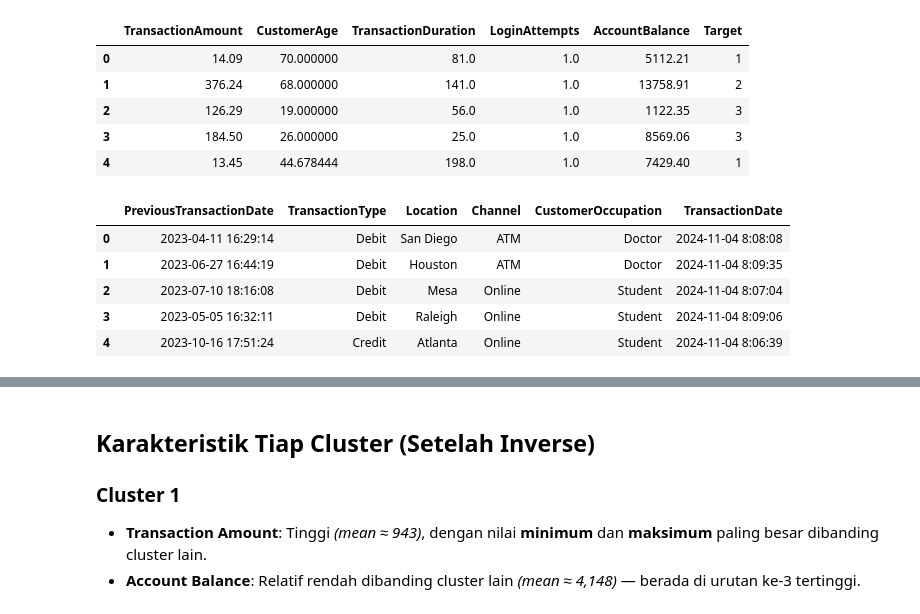
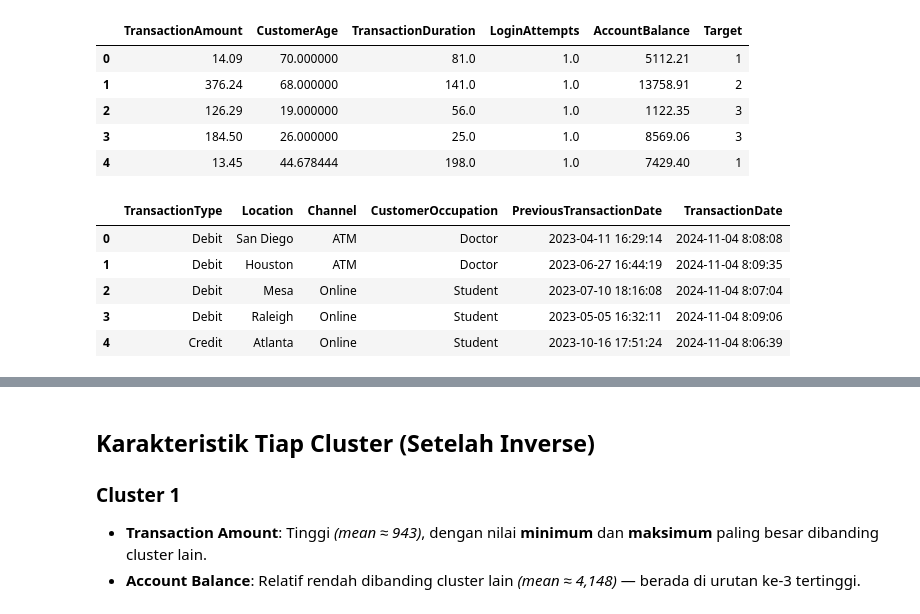
Before and after one commit to m8tyx/Proyek-ML, a Jupyter notebook: [Clustering]_Submission_Akhir_BMLP_Andrew_Octavious.ipynb, the cells around one changed output, grey strips where cells are left out. Saved outputs shown, nothing was run; the diff lists cells and outputs as text; code cells hidden in the pictures.

```diff
--- a/[Clustering]_Submission_Akhir_BMLP_Your_Name.ipynb
+++ b/[Clustering]_Submission_Akhir_BMLP_Andrew_Octavious.ipynb
@@ -375,26 +372,16 @@ df_important.columns.tolist()
 # Menangani missing values
 
 # 1. Untuk kolom numerik → isi dengan mean
-numeric_cols = df_important.select_dtypes(include='number').columns
-for col in numeric_cols:
-    df_important[col] = df_important[col].fillna(df_important[col].mean())
-
 numeric_cols = df_encoded.select_dtypes(include='number').columns
 for col in numeric_cols:
     df_encoded[col] = df_encoded[col].fillna(df_encoded[col].mean())
 
 # 2. Untuk kolom kategorikal → isi dengan modus (mode)
-categorical_cols = df_important.select_dtypes(include='object').columns
-for col in categorical_cols:
-    df_important[col] = df_important[col].fillna(df_important[col].mode()[0])
-
 categorical_cols = df_encoded.select_dtypes(include='object').columns
 for col in categorical_cols:
     df_encoded[col] = df_encoded[col].fillna(df_encoded[col].mode()[0])
 
 # 3. Cek apakah masih ada missing values
-print("Missing values in df_important:")
-print(df_important.isnull().sum()[lambda x: x > 0])
 print("\nMissing values in df_encoded:")
 print(df_encoded.isnull().sum()[lambda x: x > 0])
 # %% [output]
@@ -405,8 +389,8 @@ Missing values in df_encoded:
 Series([], dtype: int64)
 # %%
 # Menghapus data duplikat menggunakan drop_duplicates().
-before = df_important.shape[0]
-df_droped = df_important.drop_duplicates()
+before = df_encoded.shape[0]
+df_droped = df_encoded.drop_duplicates()
 after = df_droped.shape[0]
 
 (f"Jumlah baris duplikat yang di-drop: {before - after}")
@@ -507,6 +496,10 @@ df_droped.head()
 # Inisialisasi model KMeans tanpa parameter awal
 # Ambil hanya kolom numerik
 df_cluster = df_droped.select_dtypes(include=['number'])
+
+# Menerapkan Kriteria tambahan dimana saya akan meng-drop kolom kategorikal hasil encoding
+categorical_encoded_cols = list(encoders.keys())
+df_cluster = df_cluster.drop(columns=categorical_encoded_cols)
 
 # Jalankan ElbowVisualizer dengan data numerik
 from yellowbrick.cluster import KElbowVisualizer
@@ -522,7 +515,7 @@ visualizer.show()
 # %%
 # Menggunakan algoritma K-Means Clustering
 
-kmeans = KMeans(n_clusters=4, random_state=42)
+kmeans = KMeans(n_clusters=3, random_state=42)
 kmeans.fit(df_cluster)
 labels = kmeans.labels_
 # %% [markdown]
@@ -768,26 +763,28 @@ df_inverse_num.head()
 # %%
 # inverse dataset yang sudah diencode ke kategori aslinya.
 # Lengkapi kode berikut jika ingin menerapkan kriteria ini (silakan hapus simbol pagar pada kode yang akan digunakan.)
 # for ___ in categorical_cols:
 #     ___ = encoders[col]
 #     df[col] = ___.inverse_transform(df_inverse[col].astype(int))
 # tampilkan dataset yang sudah di-inverse
 # ___.head()
-
 df_inverse_cat = df_encoded.copy()
 
 for col in encoders.keys():
-        le = encoders[col]
-        df_inverse_cat[col] = le.inverse_transform(df_inverse_cat[col].astype(int))
+    le = encoders[col]
+    df_inverse_cat[col] = le.inverse_transform(df_inverse_cat[col].astype(int))
 
+# Pilih kolom kategorikal hasil inverse + kolom tanggal
+cols_show = list(encoders.keys()) + ['PreviousTransactionDate', 'TransactionDate']
+df_inverse_cat = df_inverse_cat[cols_show]
 df_inverse_cat.head()
 # %% [output]
-|  | PreviousTransactionDate | TransactionType | Location | Channel | CustomerOccupation | TransactionDate |
-| 0 | 2023-04-11 16:29:14 | Debit | San Diego | ATM | Doctor | 2024-11-04 8:08:08 |
-| 1 | 2023-06-27 16:44:19 | Debit | Houston | ATM | Doctor | 2024-11-04 8:09:35 |
-| 2 | 2023-07-10 18:16:08 | Debit | Mesa | Online | Student | 2024-11-04 8:07:04 |
-| 3 | 2023-05-05 16:32:11 | Debit | Raleigh | Online | Student | 2024-11-04 8:09:06 |
-| 4 | 2023-10-16 17:51:24 | Credit | Atlanta | Online | Student | 2024-11-04 8:06:39 |
+|  | TransactionType | Location | Channel | CustomerOccupation | PreviousTransactionDate | TransactionDate |
+| 0 | Debit | San Diego | ATM | Doctor | 2023-04-11 16:29:14 | 2024-11-04 8:08:08 |
+| 1 | Debit | Houston | ATM | Doctor | 2023-06-27 16:44:19 | 2024-11-04 8:09:35 |
+| 2 | Debit | Mesa | Online | Student | 2023-07-10 18:16:08 | 2024-11-04 8:07:04 |
+| 3 | Debit | Raleigh | Online | Student | 2023-05-05 16:32:11 | 2024-11-04 8:09:06 |
+| 4 | Credit | Atlanta | Online | Student | 2023-10-16 17:51:24 | 2024-11-04 8:06:39 |
 # %%
 # Lakukan analisis deskriptif minimal mean, min dan max untuk fitur numerik dan mode untuk kategorikal seperti pada basic tetapi menggunakan data yang sudah diinverse.
 # pastikan output menghasilkan agregasi dan groupby bersamaan dengan mean, min, dan max kembali setelah melakukan inverse.
```
Also changed, not shown: parts of 12 cells of this notebook, 1 other file.
